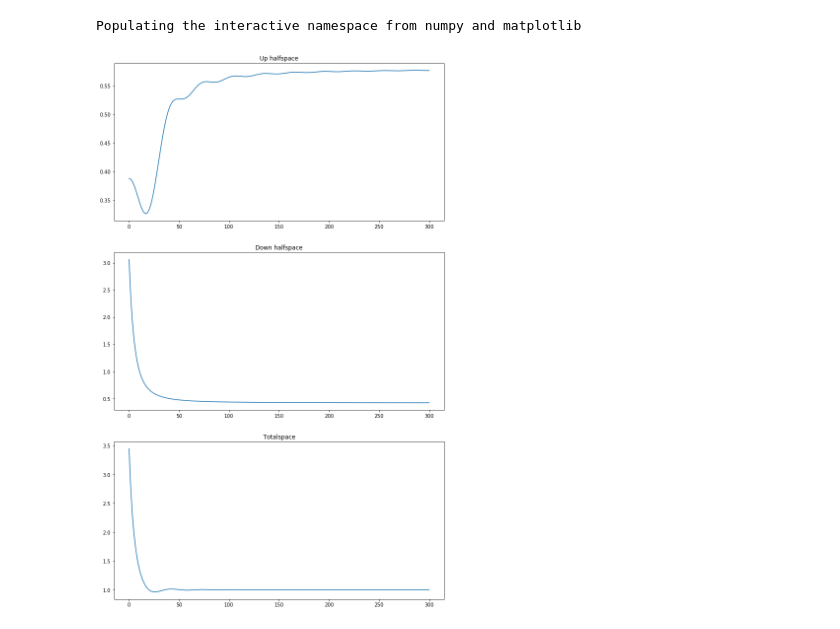
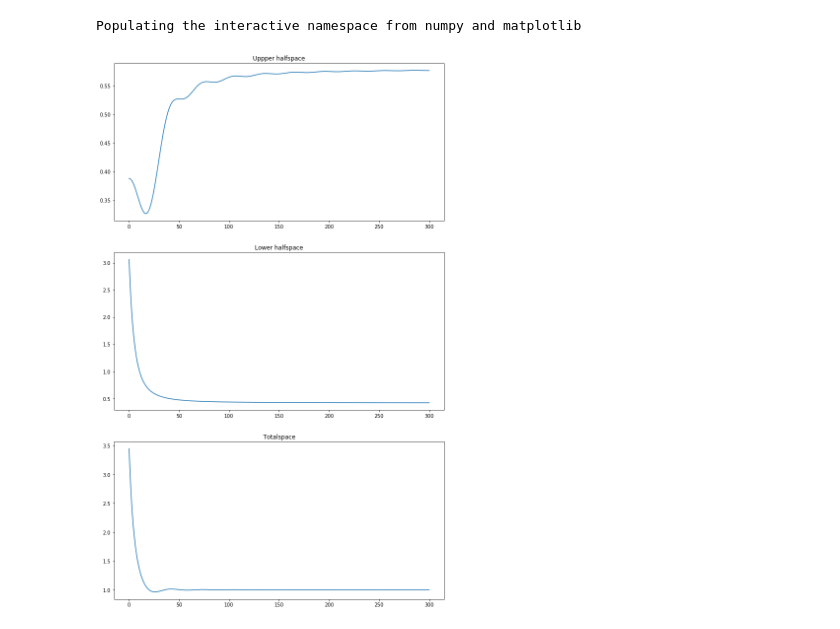
Before and after one commit to Yarokha/Calculations, a Jupyter notebook: dipole.ipynb, the cells around one changed output. Saved outputs shown, nothing was run; the diff lists cells and outputs as text; code cells hidden in the pictures.

```diff
--- a/dipole.ipynb
+++ b/dipole.ipynb
@@ -87,35 +87,35 @@ I2_d = integrate.quad(I2_d_, 0, 1)[0]
 P_down_a = 3/8*(mu_x**2+mu_y**2)/mu_**2*(eps_2/eps_1)**(1/2)*I1_d+3/4*(mu_z**2)/mu_**2*(eps_2/eps_1)**(1/2)*I2_d
 
 for z_0 in range(lam+1):
-    #up halfspce
+    #uppper halfspce
     I1_u_ = lambda s: i1_u(s,eps_1,eps_2,mu_1,mu_2,z_0,k_0)
     I2_u_ = lambda s: np.real(i2_u(s,eps_1,eps_2,mu_1,mu_2,z_0,k_0))
     I3_u_ = lambda s: i3_u(s,eps_1,eps_2,mu_1,mu_2,z_0,k_0)
     I4_u_ = lambda s: np.real(i4_u(s,eps_1,eps_2,mu_1,mu_2,z_0,k_0))
     I1_u = integrate.quad(I1_u_, 0, 1)[0]
     I2_u = integrate.quad(I2_u_, 0, 1)[0]
     I3_u = integrate.quad(I3_u_, 0, 1)[0]
     I4_u = integrate.quad(I4_u_, 0, 1)[0]
 
-    #down halfspace forbiden
+    #lower halfspace forbiden
     I3_d_ = lambda s: i3_d(s,eps_1,eps_2,mu_1,mu_2,z_0,k_0)
     I4_d_ = lambda s: np.real(i4_d(s,eps_1,eps_2,mu_1,mu_2,z_0,k_0))
     I3_d = integrate.quad(I3_d_, 1, (eps_2/eps_1)**(1/2))[0]
     I4_d = integrate.quad(I4_d_, 1, (eps_2/eps_1)**(1/2))[0]
 
     P_up[z_0] = (mu_x**2+mu_y**2)/mu_**2*(1/2 +3/8*I1_u-3/4*I2_u)+(mu_z**2)/mu_**2*(1/2+3/4*I3_u+3/2*I4_u)
     P_down[z_0] = 3/8*(mu_x**2+mu_y**2)/mu_**2*(eps_2/eps_1)**(1/2)*I3_d+3/4*(mu_z**2)/mu_**2*(eps_2/eps_1)**(1/2)*I4_d + P_down_a
 
 P_total = P_up + P_down
 z_0 = np.arange(lam+1)
 
 f, ax = plt.subplots(3, 1)
-ax[0].set_title("Up halfspace")
-ax[1].set_title("Down halfspace")
+ax[0].set_title("Uppper halfspace")
+ax[1].set_title("Lower halfspace")
 ax[2].set_title("Totalspace")
 ax[0].plot(z_0,P_up)
 ax[1].plot(z_0,P_down)
 ax[2].plot(z_0,P_total)
 plt.show()
 # %% [output]
-[figure, old version]
+[figure, new version]
```
Also changed, not shown: parts of 1 cell of this notebook.
